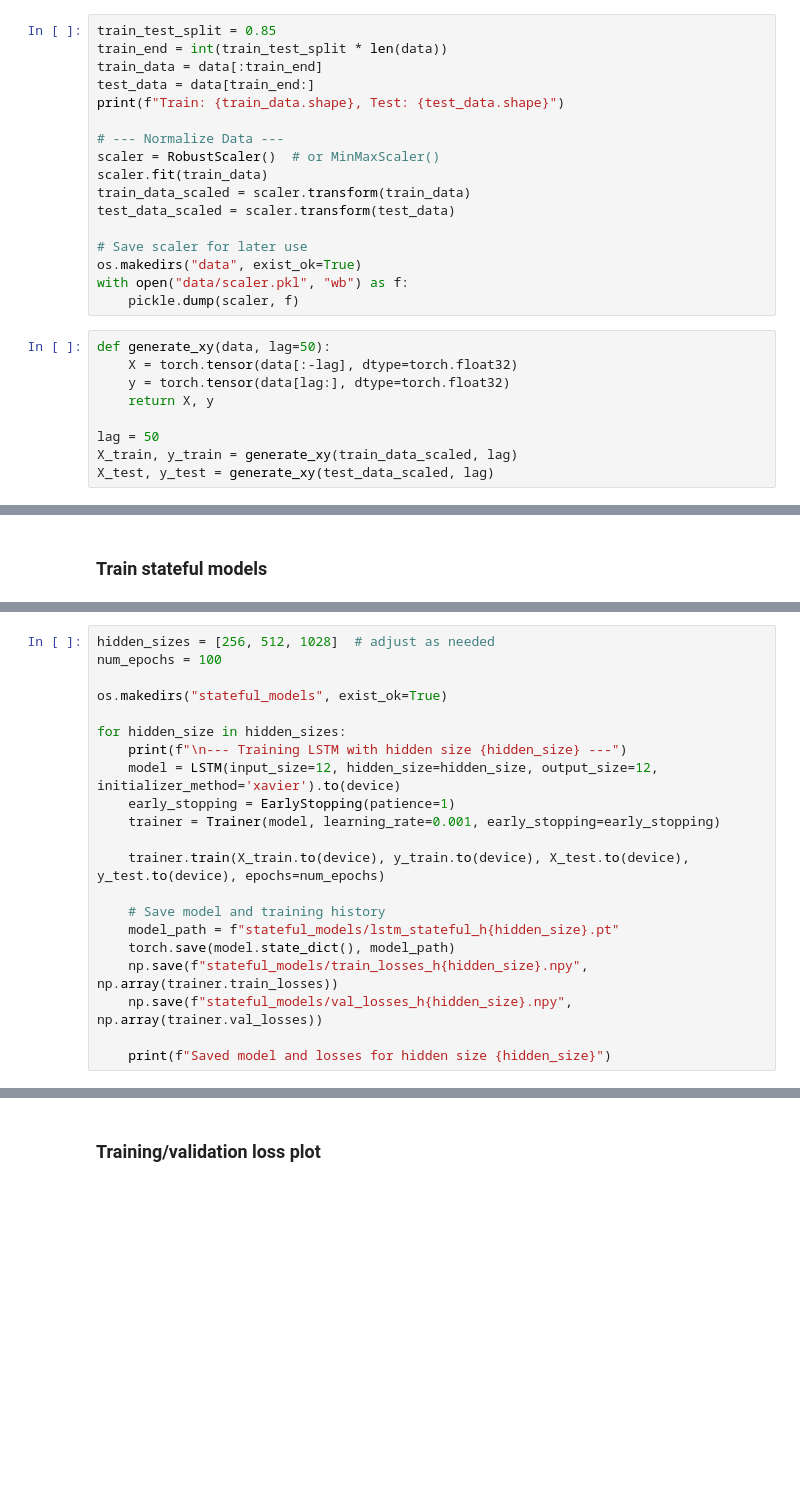
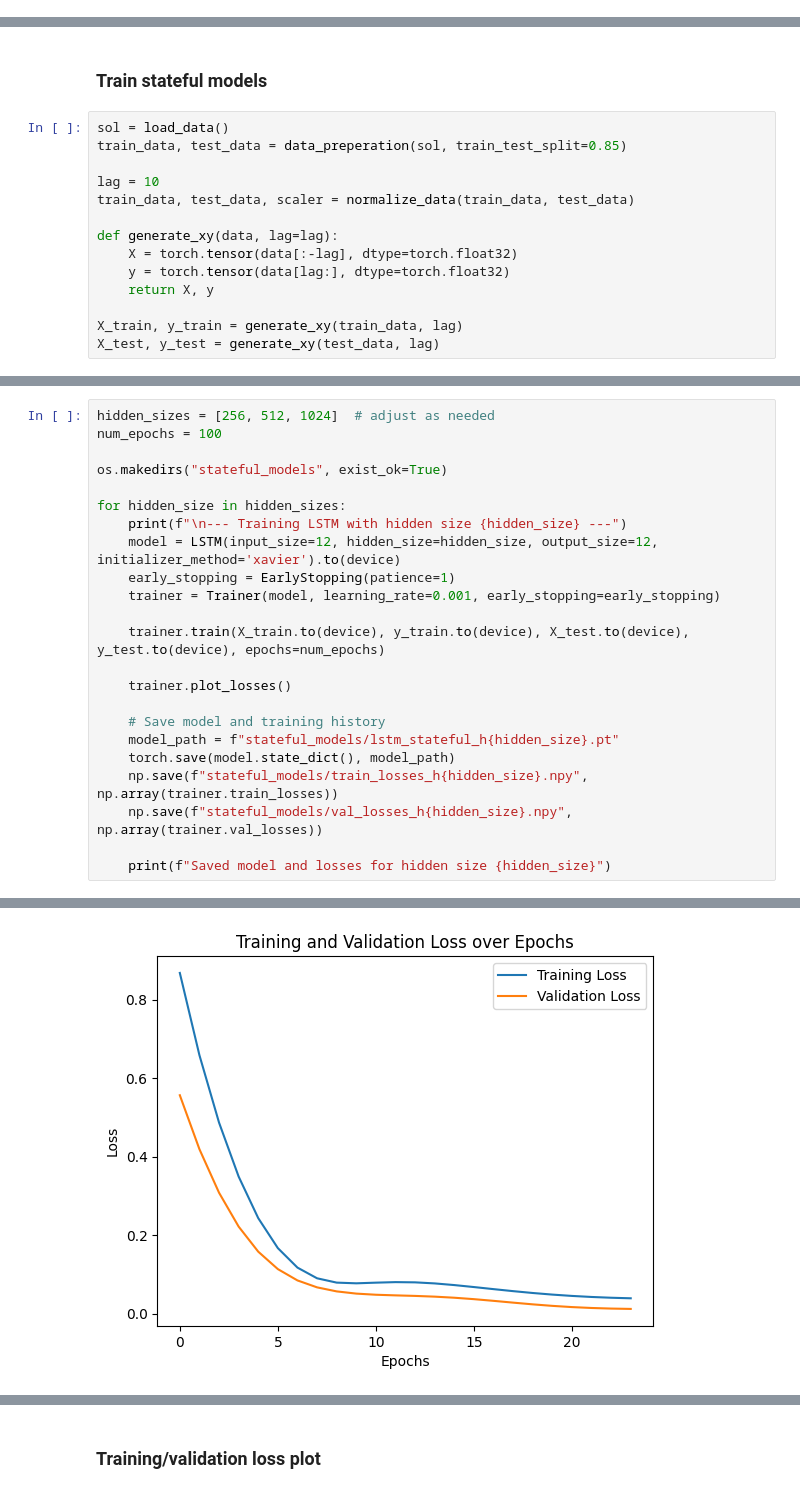
Before and after one commit to WoutTeillers/Advances_machine_learning, a Jupyter notebook: stateful_notebook.ipynb, the cells around one changed output, grey strips where cells are left out. Drawn from its saved outputs; the diff is of its cells as text; blank space fills up the shorter version.

Commit message:
Stateful model training and evaluation

```diff
--- a/stateful_notebook.ipynb
+++ b/stateful_notebook.ipynb
@@ -30,26 +20,0 @@ print(f"Data shape: {data.shape}")
-# %%
-train_test_split = 0.85
-train_end = int(train_test_split * len(data))
-train_data = data[:train_end]
-test_data = data[train_end:]
-print(f"Train: {train_data.shape}, Test: {test_data.shape}")
-
-# --- Normalize Data ---
-scaler = RobustScaler()  # or MinMaxScaler()
-scaler.fit(train_data)
-train_data_scaled = scaler.transform(train_data)
-test_data_scaled = scaler.transform(test_data)
-
-# Save scaler for later use
-os.makedirs("data", exist_ok=True)
-with open("data/scaler.pkl", "wb") as f:
-    pickle.dump(scaler, f)
-# %%
-def generate_xy(data, lag=50):
-    X = torch.tensor(data[:-lag], dtype=torch.float32)
-    y = torch.tensor(data[lag:], dtype=torch.float32)
-    return X, y
-
-lag = 50
-X_train, y_train = generate_xy(train_data_scaled, lag)
-X_test, y_test = generate_xy(test_data_scaled, lag)
@@ -69,2 +82,16 @@ plot_boxplots(data_clean)
 # %% [markdown]
 ### Train stateful models
+# %%
+sol = load_data()
+train_data, test_data = data_preperation(sol, train_test_split=0.85)
+
+lag = 10
+train_data, test_data, scaler = normalize_data(train_data, test_data)
+
+def generate_xy(data, lag=lag):
+    X = torch.tensor(data[:-lag], dtype=torch.float32)
+    y = torch.tensor(data[lag:], dtype=torch.float32)
+    return X, y
+
+X_train, y_train = generate_xy(train_data, lag)
+X_test, y_test = generate_xy(test_data, lag)
@@ -71,5 +103,5 @@ plot_boxplots(data_clean)
 # %%
-hidden_sizes = [256, 512, 1028]  # adjust as needed
+hidden_sizes = [256, 512, 1024]  # adjust as needed
 num_epochs = 100
 
 os.makedirs("stateful_models", exist_ok=True)
@@ -82,6 +114,8 @@ for hidden_size in hidden_sizes:
 
     trainer.train(X_train.to(device), y_train.to(device), X_test.to(device), y_test.to(device), epochs=num_epochs)
 
+    trainer.plot_losses()
+
     # Save model and training history
     model_path = f"stateful_models/lstm_stateful_h{hidden_size}.pt"
     torch.save(model.state_dict(), model_path)
@@ -89,3 +123,4 @@ for hidden_size in hidden_sizes:
     np.save(f"stateful_models/val_losses_h{hidden_size}.npy", np.array(trainer.val_losses))
 
     print(f"Saved model and losses for hidden size {hidden_size}")
+# %% [output]
@@ -91,0 +144 @@ for hidden_size in hidden_sizes:
+[figure, added]
```
Also changed, not shown: parts of 16 cells of this notebook, 9 other files.
